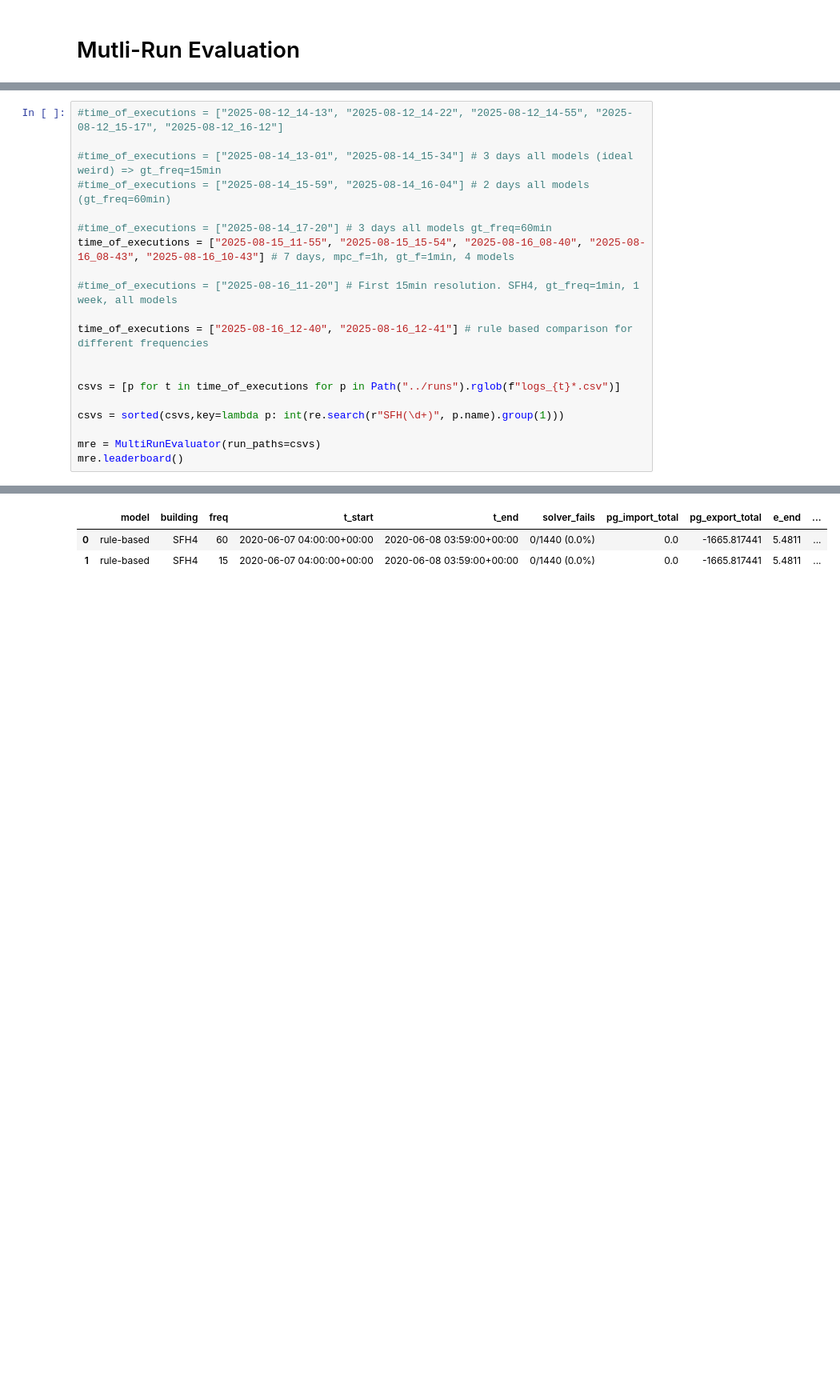
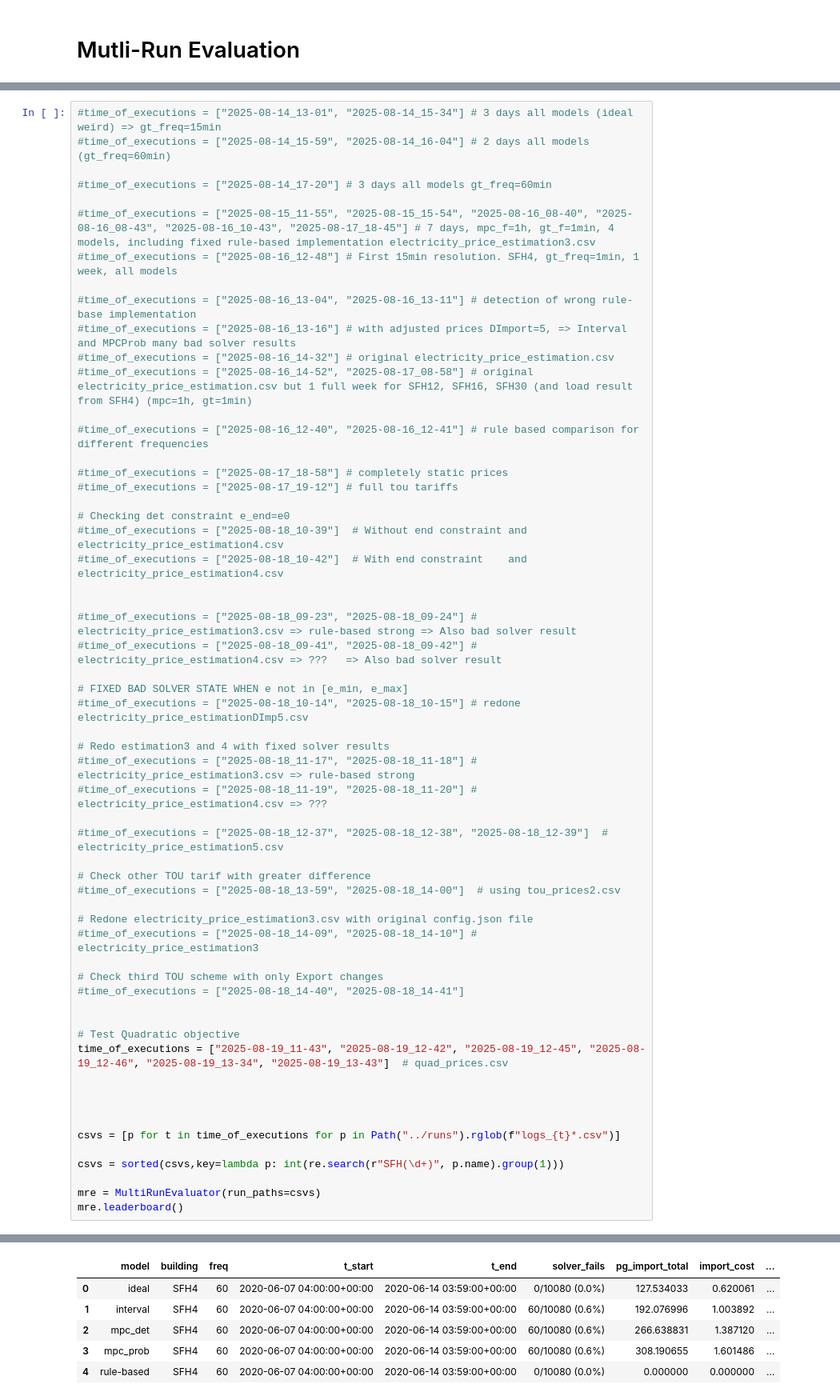
Before and after one commit to JaMoPinter/MPC-vs-RBC, a Jupyter notebook: 03_optimization/evaluation/evaluation.ipynb, the cells around one changed output, grey strips where cells are left out. Shown: that part at 80% size. Cells and saved outputs as stored; diff of their text form; blank space fills up the shorter version.

Commit message:
Added first quadratic prices

```diff
--- a/03_optimization/evaluation/evaluation.ipynb
+++ b/03_optimization/evaluation/evaluation.ipynb
@@ -16,27 +16,68 @@ import re
 from evaluation.evaluator import Evaluator
 from evaluation.multi_run_evaluator import MultiRunEvaluator
 # %%
-#time_of_executions = ["2025-08-12_14-13", "2025-08-12_14-22", "2025-08-12_14-55", "2025-08-12_15-17", "2025-08-12_16-12"]
-
 #time_of_executions = ["2025-08-14_13-01", "2025-08-14_15-34"] # 3 days all models (ideal weird) => gt_freq=15min
 #time_of_executions = ["2025-08-14_15-59", "2025-08-14_16-04"] # 2 days all models (gt_freq=60min)
 
 #time_of_executions = ["2025-08-14_17-20"] # 3 days all models gt_freq=60min
-time_of_executions = ["2025-08-15_11-55", "2025-08-15_15-54", "2025-08-16_08-40", "2025-08-16_08-43", "2025-08-16_10-43"] # 7 days, mpc_f=1h, gt_f=1min, 4 models
 
-#time_of_executions = ["2025-08-16_11-20"] # First 15min resolution. SFH4, gt_freq=1min, 1 week, all models
+#time_of_executions = ["2025-08-15_11-55", "2025-08-15_15-54", "2025-08-16_08-40", "2025-08-16_08-43", "2025-08-16_10-43", "2025-08-17_18-45"] # 7 days, mpc_f=1h, gt_f=1min, 4 models, including fixed rule-based implementation electricity_price_estimation3.csv
+#time_of_executions = ["2025-08-16_12-48"] # First 15min resolution. SFH4, gt_freq=1min, 1 week, all models
 
-time_of_executions = ["2025-08-16_12-40", "2025-08-16_12-41"] # rule based comparison for different frequencies
+#time_of_executions = ["2025-08-16_13-04", "2025-08-16_13-11"] # detection of wrong rule-base implementation
+#time_of_executions = ["2025-08-16_13-16"] # with adjusted prices DImport=5, => Interval and MPCProb many bad solver results
+#time_of_executions = ["2025-08-16_14-32"] # original electricity_price_estimation.csv
+#time_of_executions = ["2025-08-16_14-52", "2025-08-17_08-58"] # original electricity_price_estimation.csv but 1 full week for SFH12, SFH16, SFH30 (and load result from SFH4) (mpc=1h, gt=1min)
+
+#time_of_executions = ["2025-08-16_12-40", "2025-08-16_12-41"] # rule based comparison for different frequencies
+
+#time_of_executions = ["2025-08-17_18-58"] # completely static prices
+#time_of_executions = ["2025-08-17_19-12"] # full tou tariffs
+
+# Checking det constraint e_end=e0
+#time_of_executions = ["2025-08-18_10-39"]  # Without end constraint and electricity_price_estimation4.csv
+#time_of_executions = ["2025-08-18_10-42"]  # With end constraint    and electricity_price_estimation4.csv
+
+
+#time_of_executions = ["2025-08-18_09-23", "2025-08-18_09-24"] # electricity_price_estimation3.csv => rule-based strong => Also bad solver result
+#time_of_executions = ["2025-08-18_09-41", "2025-08-18_09-42"] # electricity_price_estimation4.csv => ???   => Also bad solver result
+
+# FIXED BAD SOLVER STATE WHEN e not in [e_min, e_max]
+#time_of_executions = ["2025-08-18_10-14", "2025-08-18_10-15"] # redone electricity_price_estimationDImp5.csv
+
+# Redo estimation3 and 4 with fixed solver results
+#time_of_executions = ["2025-08-18_11-17", "2025-08-18_11-18"] # electricity_price_estimation3.csv => rule-based strong
+#time_of_executions = ["2025-08-18_11-19", "2025-08-18_11-20"] # electricity_price_estimation4.csv => ???
+
+#time_of_executions = ["2025-08-18_12-37", "2025-08-18_12-38", "2025-08-18_12-39"]  # electricity_price_estimation5.csv
+
+# Check other TOU tarif with greater difference
+#time_of_executions = ["2025-08-18_13-59", "2025-08-18_14-00"]  # using tou_prices2.csv
+
+# Redone electricity_price_estimation3.csv with original config.json file
+#time_of_executions = ["2025-08-18_14-09", "2025-08-18_14-10"] # electricity_price_estimation3
+
+# Check third TOU scheme with only Export changes
+#time_of_executions = ["2025-08-18_14-40", "2025-08-18_14-41"]
+
+
+# Test Quadratic objective
+time_of_executions = ["2025-08-19_11-43", "2025-08-19_12-42", "2025-08-19_12-45", "2025-08-19_12-46", "2025-08-19_13-34", "2025-08-19_13-43"]  # quad_prices.csv
+
+
 
 
 csvs = [p for t in time_of_executions for p in Path("../runs").rglob(f"logs_{t}*.csv")]
 
 csvs = sorted(csvs,key=lambda p: int(re.search(r"SFH(\d+)", p.name).group(1)))
 
 mre = MultiRunEvaluator(run_paths=csvs)
 mre.leaderboard()
 # %% [output]
 🏢 Building: SFH4
-|  | model | building | freq | t_start | t_end | solver_fails | pg_import_total | pg_export_total | e_end | ... |
-| 0 | rule-based | SFH4 | 60 | 2020-06-07 04:00:00+00:00 | 2020-06-08 03:59:00+00:00 | 0/1440 (0.0%) | 0.0 | -1665.817441 | 5.4811 | ... |
-| 1 | rule-based | SFH4 | 15 | 2020-06-07 04:00:00+00:00 | 2020-06-08 03:59:00+00:00 | 0/1440 (0.0%) | 0.0 | -1665.817441 | 5.4811 | ... |
+|  | model | building | freq | t_start | t_end | solver_fails | pg_import_total | import_cost | ... |
+| 0 | ideal | SFH4 | 60 | 2020-06-07 04:00:00+00:00 | 2020-06-14 03:59:00+00:00 | 0/10080 (0.0%) | 127.534033 | 0.620061 | ... |
+| 1 | interval | SFH4 | 60 | 2020-06-07 04:00:00+00:00 | 2020-06-14 03:59:00+00:00 | 60/10080 (0.6%) | 192.076996 | 1.003892 | ... |
+| 2 | mpc_det | SFH4 | 60 | 2020-06-07 04:00:00+00:00 | 2020-06-14 03:59:00+00:00 | 60/10080 (0.6%) | 266.638831 | 1.387120 | ... |
+| 3 | mpc_prob | SFH4 | 60 | 2020-06-07 04:00:00+00:00 | 2020-06-14 03:59:00+00:00 | 60/10080 (0.6%) | 308.190655 | 1.601486 | ... |
+| 4 | rule-based | SFH4 | 60 | 2020-06-07 04:00:00+00:00 | 2020-06-14 03:59:00+00:00 | 0/10080 (0.0%) | 0.000000 | 0.000000 | ... |
```
Also changed, not shown: parts of 2 cells of this notebook, 8 other files.
